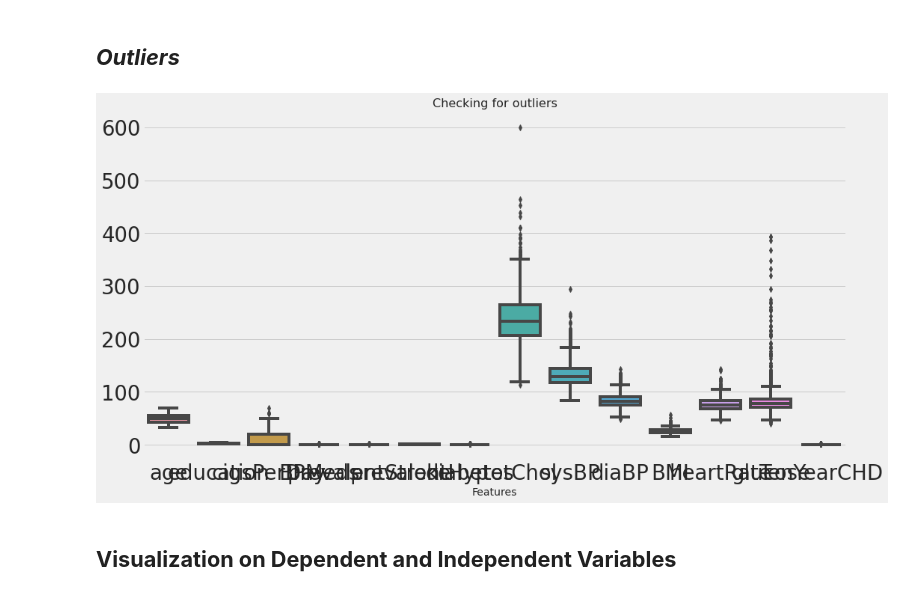
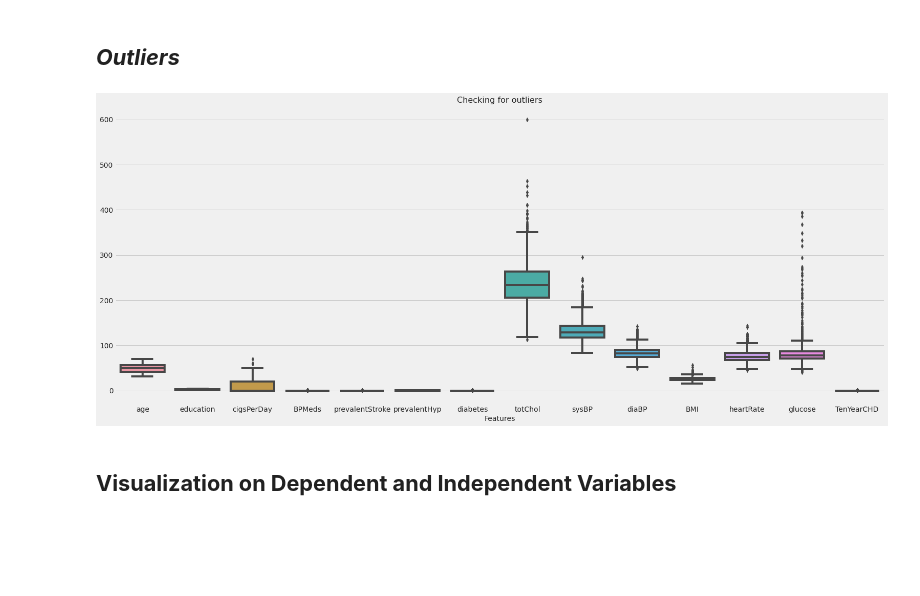
Before and after one commit to Sara19598/Cardiovascular-Risk-Prediction-ML-Classification, a Jupyter notebook: Cardiovascular_Risk_Prediction_Poonam.ipynb, the cells around one changed output. Drawn from its saved outputs; the diff is of its cells as text; code cells hidden in the pictures; blank space fills up the shorter version.

```diff
--- a/Cardiovascular_Risk_Prediction_Poonam.ipynb
+++ b/Cardiovascular_Risk_Prediction_Poonam.ipynb
@@ -304,13 +306,13 @@ array([[<matplotlib.axes._subplots.AxesSubplot object at 0x...>]],
 ## ***Outliers***
 # %%
 # Checking for Outliers
-plt.figure(figsize=(15,8))
+plt.figure(figsize=(24,10))
 sns.boxplot(data=df)
 plt.title('Checking for outliers', size=16)
-plt.xlabel('Features', size=14)
+plt.xlabel('Features',size=14)
 plt.show()
 # %% [output]
-[figure, old version]
+[figure, new version]
 # %% [markdown]
 ## **Visualization on Dependent and Independent Variables**
 # %% [markdown]
```
Also changed, not shown: parts of 33 cells of this notebook.
